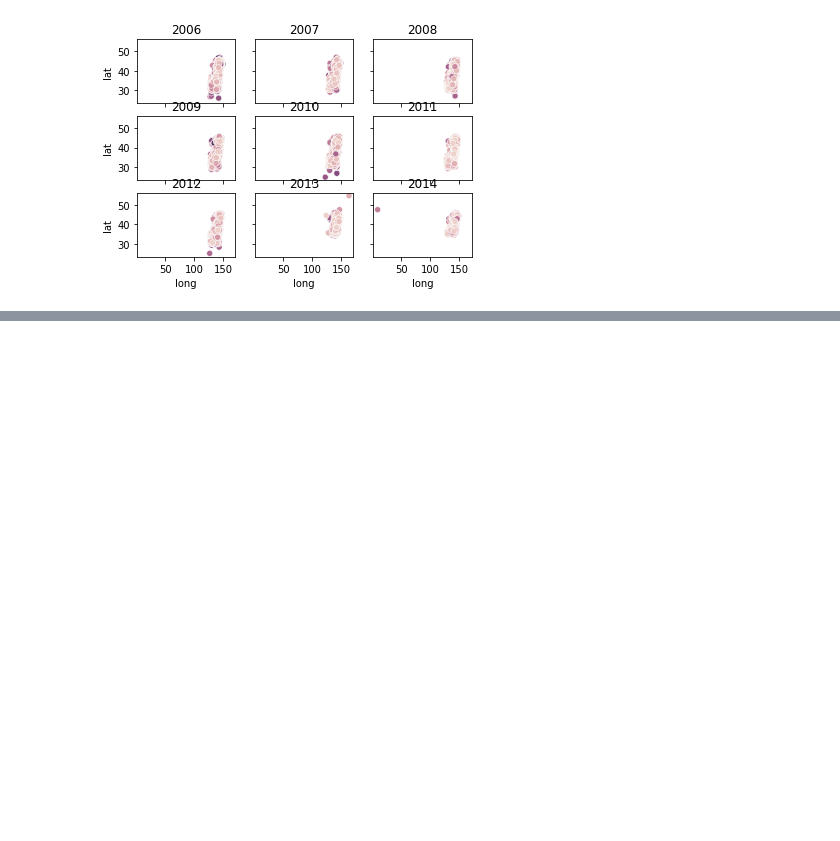
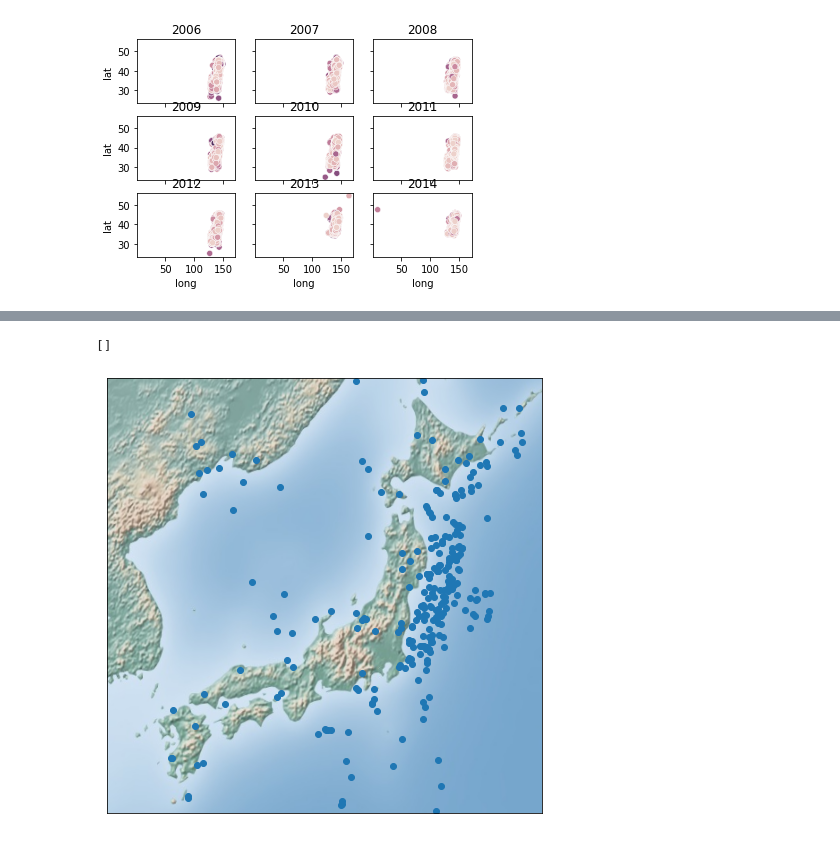
Before and after one commit to eupho73/TER-BNN, a Jupyter notebook: data/eq_data.ipynb, the cells around one changed output, grey strips where cells are left out. Drawn from its saved outputs; the diff is of its cells as text; code cells hidden in the pictures; blank space fills up the shorter version.

```diff
--- a/data/eq_data.ipynb
+++ b/data/eq_data.ipynb
@@ -79,0 +99,10 @@ IndexError: index 9 is out of bounds for axis 0 with size 9
+# %%
+fig = plt.figure(figsize=(8, 8))
+m = Basemap(projection='lcc', resolution=None, lat_1=36, lat_2=41, lat_0=38.2, lon_0=137, width=1.8E6, height=1.8E6,)
+m.shadedrelief()
+xpt, ypt = m(df_t.long, df_t.lat)
+m.plot(xpt, ypt, 'o')
+plt.plot()
+# %% [output]
+[]
+[figure, added]
```
Also changed, not shown: parts of 6 cells of this notebook.
